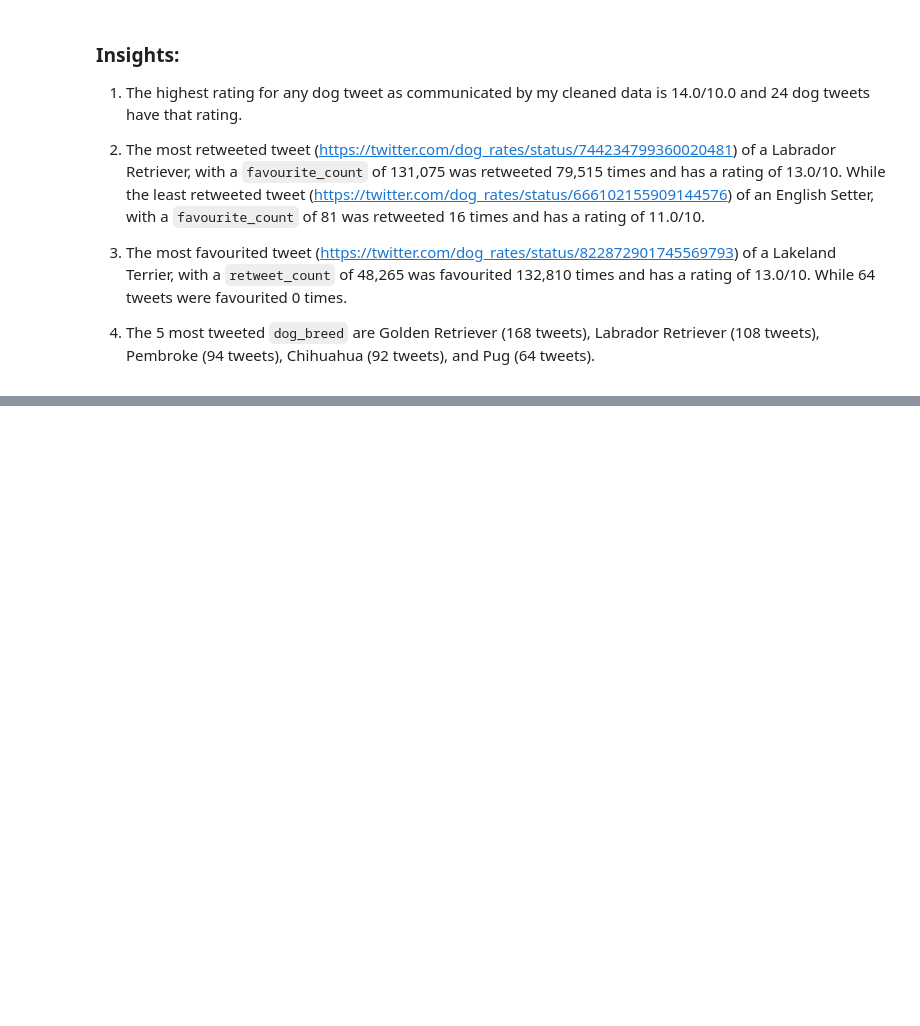
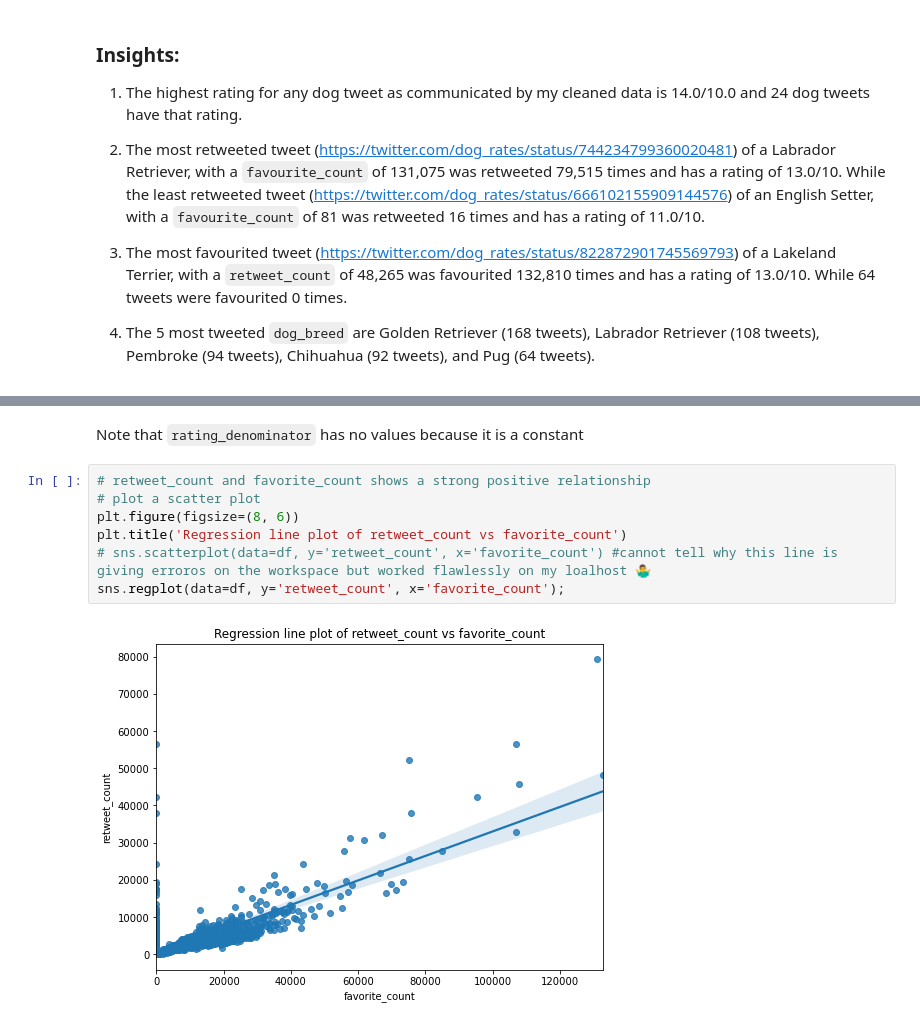
Before and after one commit to ArthurEzenwanne/wrangle-dataset-project, a Jupyter notebook: wrangle_report.ipynb, the cells around one changed output, grey strips where cells are left out. Cells and saved outputs as stored; diff of their text form; blank space fills up the shorter version.

```diff
--- a/wrangle_report.ipynb
+++ b/wrangle_report.ipynb
@@ -1065,0 +1086,11 @@ Name: dog_breed, dtype: int64
+# %% [markdown]
+Note that `rating_denominator` has no values because it is a constant
+# %%
+# retweet_count and favorite_count shows a strong positive relationship
+# plot a scatter plot
+plt.figure(figsize=(8, 6))
+plt.title('Regression line plot of retweet_count vs favorite_count')
+# sns.scatterplot(data=df, y='retweet_count', x='favorite_count') #cannot tell why this line is giving erroros on the workspace but worked flawlessly on my loalhost 🤷‍♂️
+sns.regplot(data=df, y='retweet_count', x='favorite_count');
+# %% [output]
+[figure, added]
```
Also changed, not shown: parts of 3 cells of this notebook.
